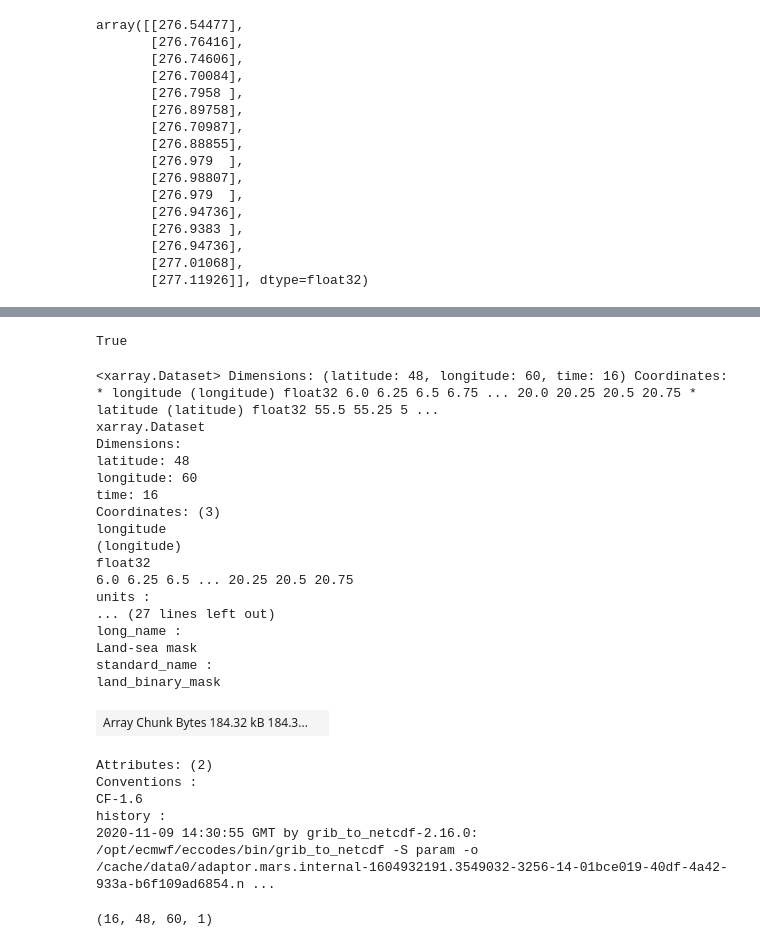
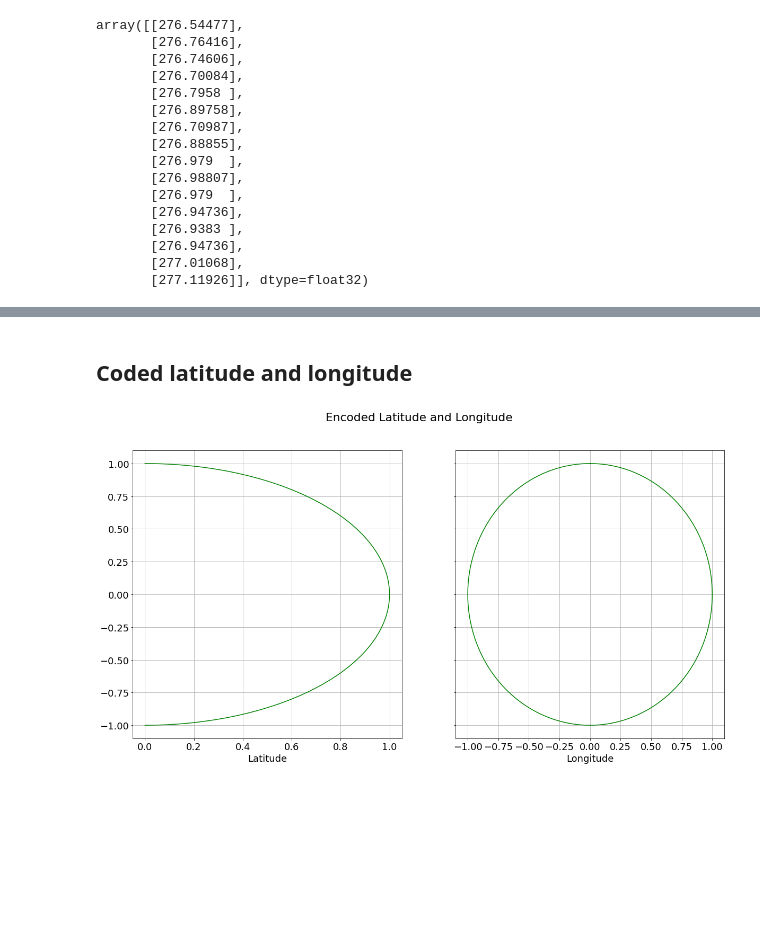
Before and after one commit to SilkeDH/lossy-ml, a Jupyter notebook: notebooks/Add_channels.ipynb, the cells around one changed output, grey strips where cells are left out. Drawn from its saved outputs; the diff is of its cells as text; code cells hidden in the pictures; blank space fills up the shorter version.

```diff
--- a/notebooks/Add_channels.ipynb
+++ b/notebooks/Add_channels.ipynb
@@ -158,43 +115,24 @@ dg_train2.__getitem__(0)[0][0].shape
-# %%
-(dg_train.__getitem__(0)[0][0][:,:,:,0] ==  dg_train2.__getitem__(0)[0][0][:,:,:,0]).all()
-# %% [output]
-True
-# %%
-import xarray as xr
-from lossycomp.encodings import *
-import numpy as np
-test = xr.open_mfdataset('/lsdf/kit/scc/projects/abcde/1979/*/ERA5.sl.land_sea_mask.nc', combine='by_coords')
-test_data = test.sel(time=slice('1979-01-14T16:00:00','1979-01-15T07:00:00'), longitude=slice(6,20.75), latitude=slice(55.5,43.75))
-test_data = test_data.transpose('time', 'latitude', 'longitude')
-test_data
-# %% [output]
-<xarray.Dataset> Dimensions: (latitude: 48, longitude: 60, time: 16) Coordinates: * longitude (longitude) float32 6.0 6.25 6.5 6.75 ... 20.0 20.25 20.5 20.75 * latitude (latitude) float32 55.5 55.25 5 ...
-xarray.Dataset
-Dimensions:
-latitude: 48
-longitude: 60
-time: 16
-Coordinates: (3)
-longitude
-(longitude)
-float32
-6.0 6.25 6.5 ... 20.25 20.5 20.75
-units :
-... (27 lines left out)
-long_name :
-Land-sea mask
-standard_name :
-land_binary_mask
-| Array Chunk Bytes 184.32 kB 184.3... |  |
-Attributes: (2)
-Conventions :
-CF-1.6
-history :
-2020-11-09 14:30:55 GMT by grib_to_netcdf-2.16.0: /opt/ecmwf/eccodes/bin/grib_to_netcdf -S param -o /cache/data0/adaptor.mars.internal-1604932191.3549032-3256-14-01bce019-40df-4a42-933a-b6f109ad6854.n ...
-# %%
-soil_data = test_data['lsm']
-soil_map = np.expand_dims(soil_data, axis=3)
-print(soil_map.shape)
-#whole_data = np.concatenate((whole_data, soil_map),axis = 3)
-# %% [output]
-(16, 48, 60, 1)
+# %% [markdown]
+## Coded latitude and longitude
+# %%
+import matplotlib.pyplot as plt
+import math
+import numpy as np
+latitude = np.arange(0,181) /180
+longitude = np.arange(0,361) /360
+# %%
+plt.rcParams.update({'font.size': 18})
+fig, axs = plt.subplots(1, 2, figsize=(20,10))
+fig.suptitle('Encoded Latitude and Longitude')
+axs[0].plot( np.sin(math.pi*(latitude)) , np.cos(math.pi*(latitude)), 'g')
+axs[1].plot( np.sin(2*math.pi*(longitude)) , np.cos(2*math.pi*(longitude)), 'g')
+
+axs[0].set(xlabel='Latitude')
+axs[1].set(xlabel='Longitude')
+axs[0].grid()
+axs[1].grid()
+
+for ax in axs.flat:
+    ax.label_outer()
+# %% [output]
+[figure, added]
```
Also changed, not shown: parts of 13 cells of this notebook, 32 other files.
